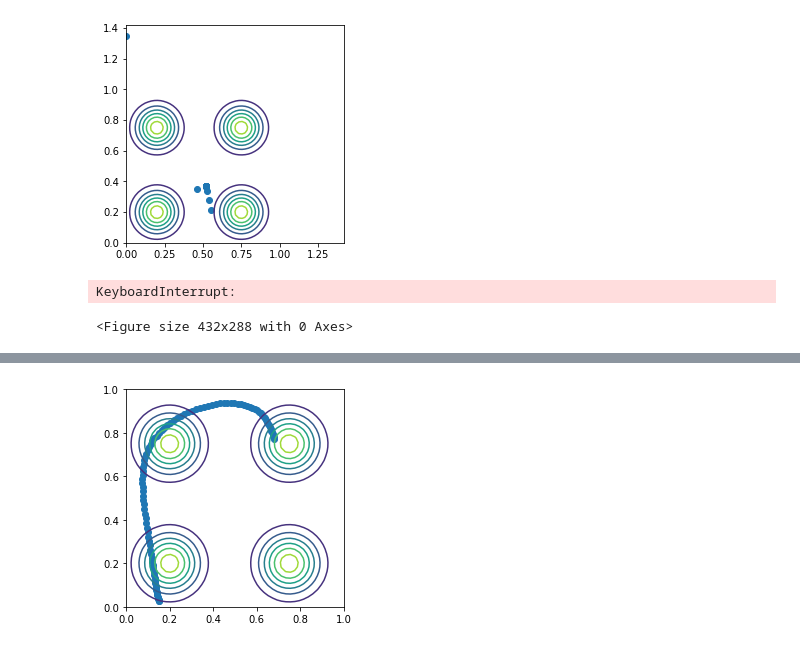
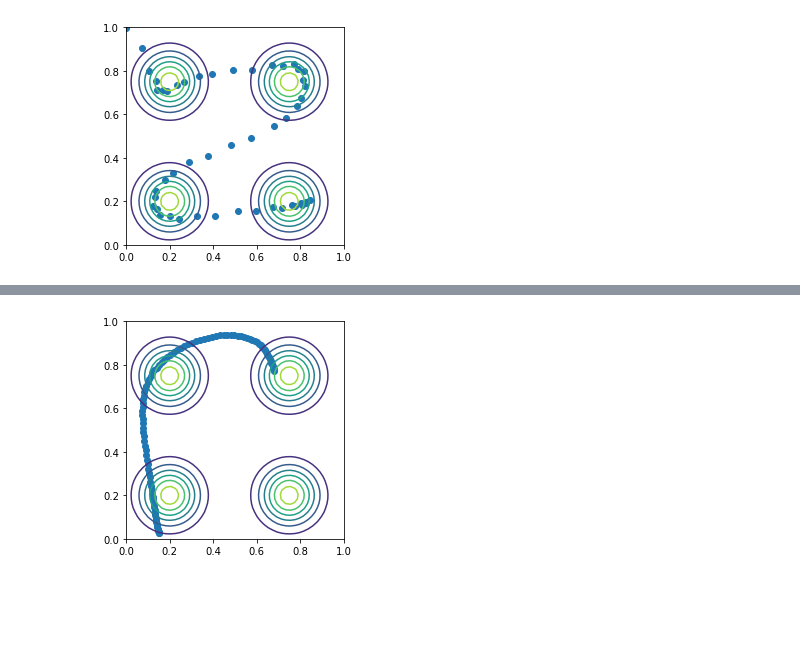
Before and after one commit to i-abr/ErgodicTrajectoryTranscription, a Jupyter notebook: erg_expl.ipynb, the cells around one changed output, grey strips where cells are left out. Cells and saved outputs as stored; diff of their text form; code cells hidden in the pictures; blank space fills up the shorter version.

```diff
--- a/erg_expl.ipynb
+++ b/erg_expl.ipynb
@@ -15,9 +18,2 @@ from constrained_opt import AugmentedLagrangian
 from IPython.display import clear_output
 import matplotlib.pyplot as plt
-# %%
-x0 = np.array([0.54,0.3])
-n,m,T = 2, 2, 100
-x = np.ones((T, n)) * x0
-# x = np.array(onp.random.uniform(0,1,size=(T, n)))
-u = np.zeros((T, m))
-z = np.concatenate([x, u], axis=1)
@@ -131,3 +19,0 @@ def ineq_constr(z,args):
-# %%
-args = {'x0': x0, 'xpast' : np.array([x0])}
-problem = AugmentedLagrangian(z, fourier_ergodic_loss, eq_constr, ineq_constr, args, step_size=0.01, c=0.1)
@@ -133,0 +81,13 @@ problem = AugmentedLagrangian(z, fourier_ergodic_loss, eq_constr, ineq_constr, a
+# %%
+traj_opt = ErgodicTrajectoryOpt()
+# %%
+sol = traj_opt.solver.get_solution()
+X, Y = traj_opt.target_distr.domain
+P = traj_opt.target_distr.evals[0].reshape(X.shape)
+clear_output(wait=True)
+plt.contour(X, Y, P)
+plt.scatter(sol['x'][:,0], sol['x'][:,1])
+# plt.xlim(0,1)
+# plt.ylim(0,1)
+plt.axis('square')
+plt.show()
@@ -134,28 +96,13 @@ problem = AugmentedLagrangian(z, fourier_ergodic_loss, eq_constr, ineq_constr, a
 # %%
-problem.solve(args, max_iter=1000)
-sol = problem.get_solution()
-clear_output(wait=True)
-plt.contour(X, Y, vmap(p)(_s).reshape(X.shape))
-plt.scatter(sol['x'][:,0], sol['x'][:,1])
-# plt.xlim(0,1)
-# plt.ylim(0,1)
-plt.axis('square')
-plt.show()
+for _ in range(100):
+    traj_opt.solver.solve(max_iter=100)
+    sol = traj_opt.solver.get_solution()
+    clear_output(wait=True)
+    plt.contour(X, Y, P)
+    plt.scatter(sol['x'][:,0], sol['x'][:,1])
+    plt.xlim(0,1)
+    plt.ylim(0,1)
+    plt.axis('square')
+    plt.show()
 # %% [output]
-[figure, old version]
+[figure, new version]
-# %%
-for _ in range(100):
-    problem.solve(args, max_iter=100)
-
-    clear_output(wait=True)
-    plt.contour(X, Y, vmap(p)(_s).reshape(X.shape))
-    tr = sim(x0, problem.solution['x'].reshape(problem._x_shape))[1]
-    # plt.scatter(problem.solution['x'][:,0], problem.solution['x'][:,1])
-    plt.scatter(tr[:,0], tr[:,1])
-    plt.xlim(0,1)
-    plt.ylim(0,1)
-    plt.axis('square')
-    plt.show()
-# %% [output]
-KeyboardInterrupt:
-<Figure size 432x288 with 0 Axes>
```
Also changed, not shown: parts of 8 cells of this notebook, 5 other files.
